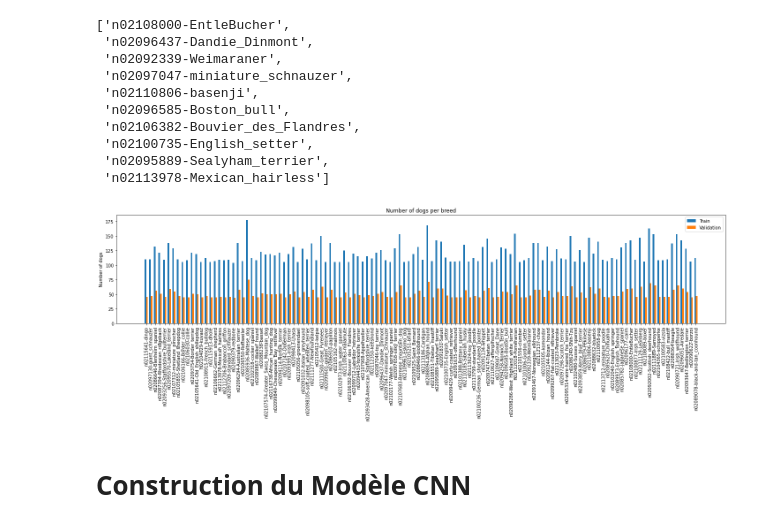
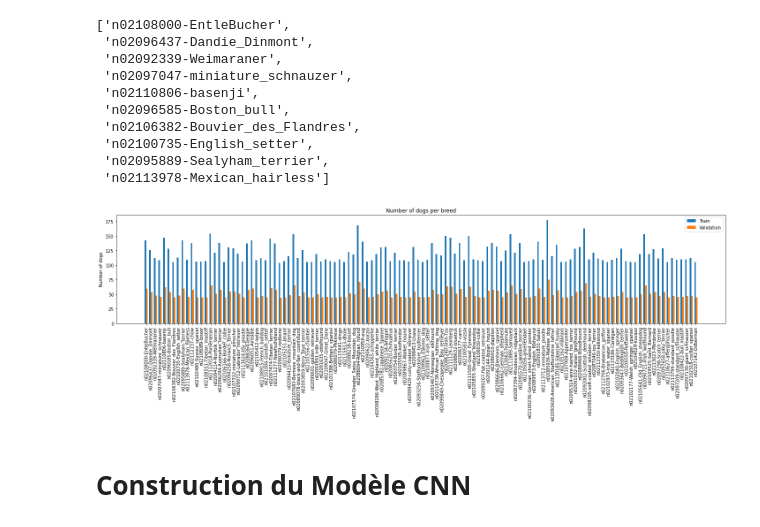
Before and after one commit to rbtkay/dog_breed_recognizer, a Jupyter notebook: notebook_cnn.ipynb, the cells around one changed output. Cells and saved outputs as stored; diff of their text form; code cells hidden in the pictures.

Commit message:
Update app breed order

```diff
--- a/notebook_cnn.ipynb
+++ b/notebook_cnn.ipynb
@@ -77,14 +79,15 @@ for d in os.listdir(base_dir):
 # %%
 # on check la proportion d'images entre train et validimport sys
+breeds = os.listdir(base_dir)
+
 train_data = []
 valid_data = []
 total_data = []
-for d in os.listdir(train_dir):
-  train_data += os.listdir(f'{train_dir}/{d}')
-for d in os.listdir(valid_dir):
-  valid_data += os.listdir(f'{valid_dir}/{d}')
-for d in os.listdir(base_dir):
-  total_data += os.listdir(f'{base_dir}/{d}')
+
+for breed in breeds:
+  train_data += os.listdir(f'{train_dir}/{breed}')
+  valid_data += os.listdir(f'{valid_dir}/{breed}')
+  total_data += os.listdir(f'{base_dir}/{breed}')
 
 print('total training dog images:', len(train_data))
 print('total validating dog images:', len(valid_data))
@@ -98,9 +101,9 @@ nombre d'images à l'origine: 20580
 # %%
 train_df = pd.DataFrame.from_dict(
     [{
-        "name": d,
-        "count": len(os.listdir(f'{train_dir}/{d}'))
-    } for d in os.listdir(train_dir)]
+        "breed": breed,
+        "count": len(os.listdir(f'{train_dir}/{breed}'))
+    } for breed in breeds]
 )
 train_df
 # %% [output]
@@ -120,9 +123,9 @@ train_df
 # %%
 valid_df = pd.DataFrame.from_dict(
     [{
-        "name": d,
-        "count": len(os.listdir(f'{valid_dir}/{d}'))
-    } for d in os.listdir(valid_dir)]
+        "breed": breed,
+        "count": len(os.listdir(f'{valid_dir}/{breed}'))
+    } for breed in breeds]
 )
 valid_df
 # %% [output]
@@ -154,22 +157,22 @@ valid_df.name.values.tolist()[:10]
  'n02113978-Mexican_hairless']
 # %%
 fig, ax = plt.subplots(figsize=(20, 7))
-x = np.arange(len(train_df['name'].values))
+x = np.arange(len(train_df['breed'].values))
 
 width = 0.35
 rects1 = ax.bar(x - width/2, train_df['count'].values, width, label='Train')
 rects2 = ax.bar(x + width/2, valid_df['count'].values, width, label='Validation')
 
 ax.set_ylabel('Number of dogs')
 ax.set_title('Number of dogs per breed')
 ax.set_xticks(x)
-ax.set_xticklabels(train_df['name'].values, rotation='vertical')
+ax.set_xticklabels(train_df['breed'].values, rotation='vertical')
 ax.legend()
 
 fig.tight_layout()
 plt.show()
 # %% [output]
-[figure, old version]
+[figure, new version]
 # %% [markdown]
 # Construction du Modèle CNN
 # %%
```
Also changed, not shown: parts of 9 cells of this notebook, 3 other files.
